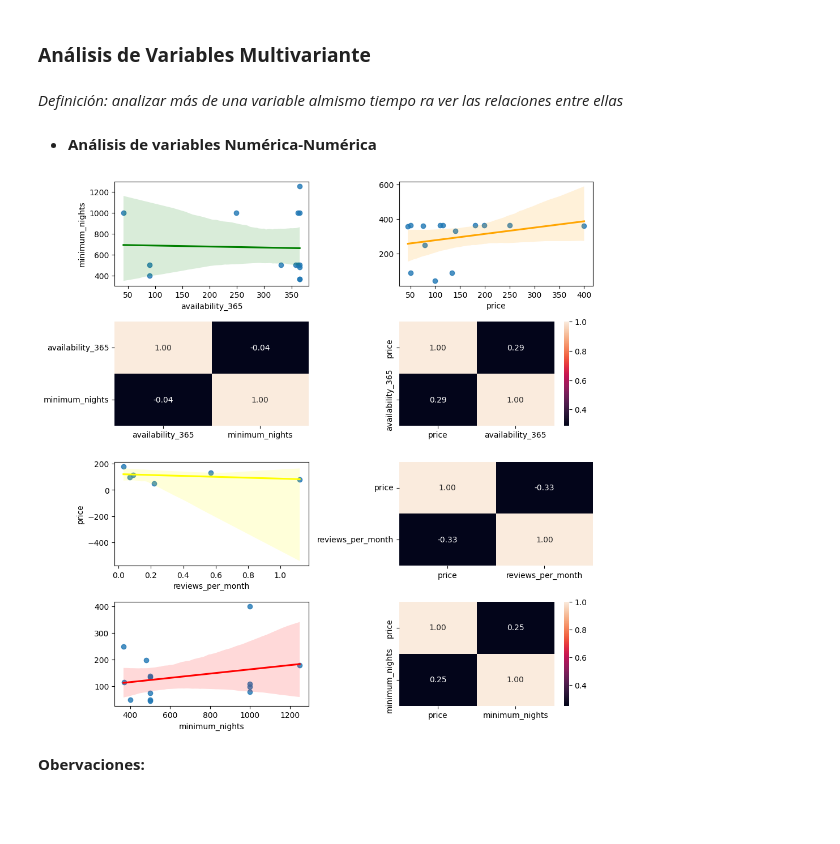
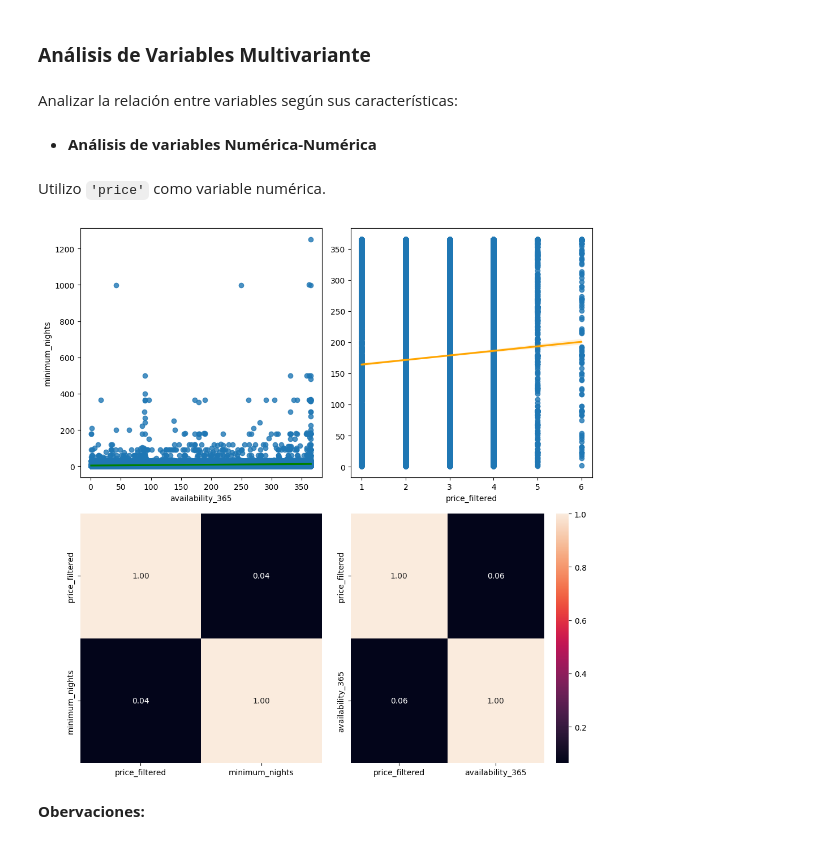
Before and after one commit to 4GeeksAcademy/cristina-chico_machine-learning, a Jupyter notebook: src/00-eda-airbnb-ny.ipynb, the cells around one changed output. Saved outputs shown, nothing was run; the diff lists cells and outputs as text; code cells hidden in the pictures; blank space fills up the shorter version.

```diff
--- a/src/00-eda-airbnb-ny.ipynb
+++ b/src/00-eda-airbnb-ny.ipynb
@@ -299,0 +345,2 @@ df_filtered_two
+# %%
+df = df.drop(df[df['availability_365'] == 0].index)
@@ -299,0 +353,2 @@ df_filtered_two
+# %%
+df = df.drop(df[df['price'] == 0].index)
@@ -389,0 +483,7 @@ SyntaxError: unterminated string literal (detected at line 3) (4141227159.py, li
+# %%
+# Creo una nueva columna categórica del precio dividio por rangos
+bins = [0, 60, 100, 190, 600, 1000,10000]
+labels = [1, 2, 3, 4, 5, 6]
+df['price_filtered'] = pd.cut(df['price'], bins=bins, labels=labels, include_lowest=True)
+
+df['price_filtered'].value_counts().sort_index()
@@ -390,35 +505,29 @@ SyntaxError: unterminated string literal (detected at line 3) (4141227159.py, li
 # %% [markdown]
 ### **Análisis de Variables Multivariante**
-# %% [markdown]
-*Definición: analizar más de una variable almismo tiempo ra ver las relaciones entre ellas*
+# %% [markdown]
+Analizar la relación entre variables según sus características:
 # %% [markdown]
 * **Análisis de variables Numérica-Numérica**
+# %% [markdown]
+Utilizo ``'price'`` como variable numérica.
 # %%
-# Generamos las correlaciones
-corr_survived_fare = df[["availability_365", "minimum_nights"]].corr()
-corr_survived_age = df[["price", "availability_365"]].corr()
-corr_price_reviews = df[['price', 'reviews_per_month']].corr()
-corr_price_minimum_nights = df[['price', 'minimum_nights']].corr()
+# Genero las correlaciones entre la variable target y las predictoras numéricas
+corr_price_availability = df[["price_filtered", "availability_365"]].corr()
+corr_price_minimum_nights = df[['price_filtered', 'minimum_nights']].corr()
 
-# Crear un diagrama de dispersión múltiple
-fig, axis = plt.subplots(4, 2, figsize=(10, 10))
+# Creo un diagrama de dispersión múltiple
+fig, axis = plt.subplots(2, 2, figsize=(10, 10))
 
 sns.regplot(ax=axis[0, 0], data=df, x="availability_365", y="minimum_nights", line_kws={'color': 'green'})
-sns.heatmap(ax=axis[1, 0], data=corr_survived_fare, annot=True, fmt=".2f", cbar=False)
+sns.heatmap(ax=axis[1, 0], data=corr_price_minimum_nights, annot=True, fmt=".2f", cbar=False)
 
-sns.regplot(ax=axis[0, 1], data=df, x="price", y="availability_365", line_kws={'color': 'orange'}).set(ylabel=None)
-sns.heatmap(ax=axis[1, 1], data=corr_survived_age, annot=True, fmt=".2f")
-
-sns.regplot(ax=axis[2, 0], data=df, x='reviews_per_month', y='price', line_kws={'color': 'yellow'})
-sns.heatmap(ax=axis[2, 1], data=corr_price_reviews, annot=True, fmt=".2f", cbar=False)
-
-sns.regplot(ax=axis[3, 0], data=df, x='minimum_nights', y='price', line_kws={'color': 'red'}).set(ylabel=None)
-sns.heatmap(ax=axis[3, 1], data=corr_price_minimum_nights, annot=True, fmt=".2f")
+sns.regplot(ax=axis[0, 1], data=df, x="price_filtered", y="availability_365", line_kws={'color': 'orange'}).set(ylabel=None)
+sns.heatmap(ax=axis[1, 1], data=corr_price_availability, annot=True, fmt=".2f")
 
 plt.tight_layout()
 plt.show()
 # %% [output]
-[figure, old version]
+[figure, new version]
 # %% [markdown]
 **Obervaciones:**
 # %% [markdown]
```
Also changed, not shown: parts of 94 cells of this notebook, 2 other files.
